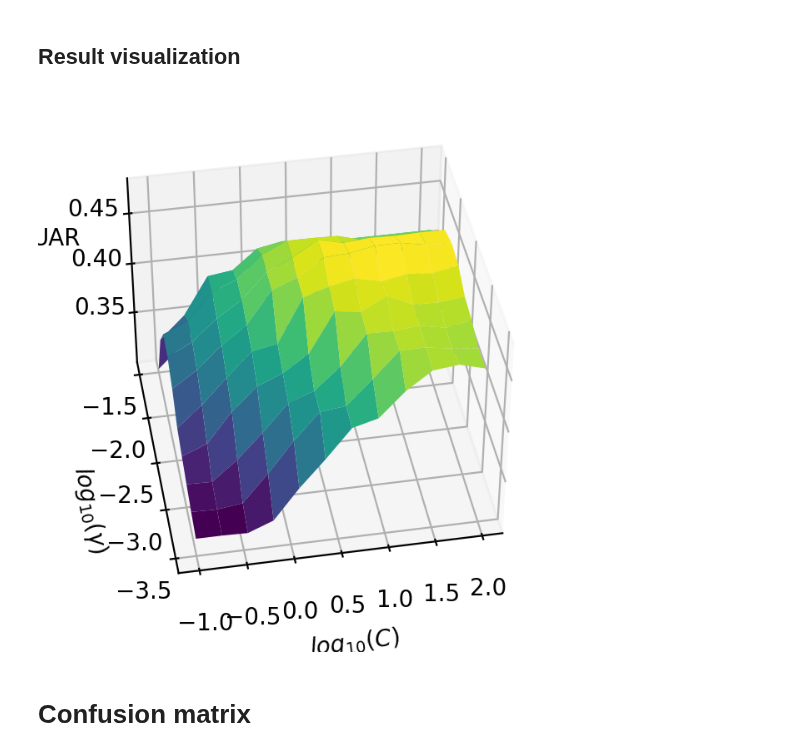
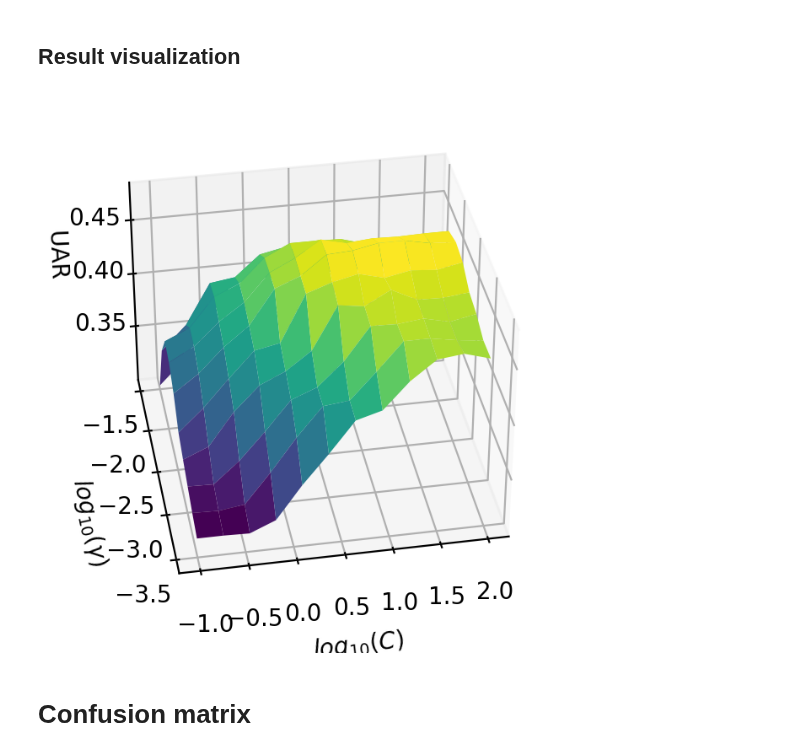
Before and after one commit to vortex2894/speech-emotion-recognition-system, a Jupyter notebook: SER-SVM-RBF-MFCC.ipynb, the cells around one changed output. Saved outputs shown, nothing was run; the diff lists cells and outputs as text; code cells hidden in the pictures.

```diff
--- a/SER-SVM-RBF-MFCC.ipynb
+++ b/SER-SVM-RBF-MFCC.ipynb
@@ -116,25 +116,25 @@ UAR = 0.320
 # %%
 fig = plt.figure(dpi=200)
 ax = plt.axes(projection='3d')
 
 log_g, log_C = np.meshgrid(np.log10(gamma),np.log10(C))
 
 # ax.plot_surface(np.log10(C), np.log10(gamma), UAR_surf, rstride=1, cstride=1,
 #                 cmap='viridis', edgecolor='none')
 ax.plot_surface(log_C, log_g, UAR_surf, rstride=1, cstride=1,
                 cmap='viridis', edgecolor='none')
 # ax.scatter(log_C, log_g, UAR_surf, c=UAR_surf, cmap='viridis', linewidth=0.5)
 # ax.bar3d(np.log10(C), np.log10(gamma), UAR_surf,dx=1, dy=1, dz=1)
 ax.set_xlabel('$log_{10}(C)$')
 ax.set_ylabel('$log_{10}(\gamma)$')
 # ax.set_title('UAR')
 ax.set_zlabel('$\mathrm{UAR}$')
-ax.view_init(40, 260)
+ax.view_init(35, 260)
 # plt.show()
 image_path = "Doc/figures/UAR_svm_rbf_4096.jpg"
 fig.savefig(image_path, format='jpg', dpi=200, bbox_inches='tight', pad_inches=0.2)
 # %% [output]
-[figure, old version]
+[figure, new version]
 # %% [markdown]
 # Confusion matrix
 # %%
```
